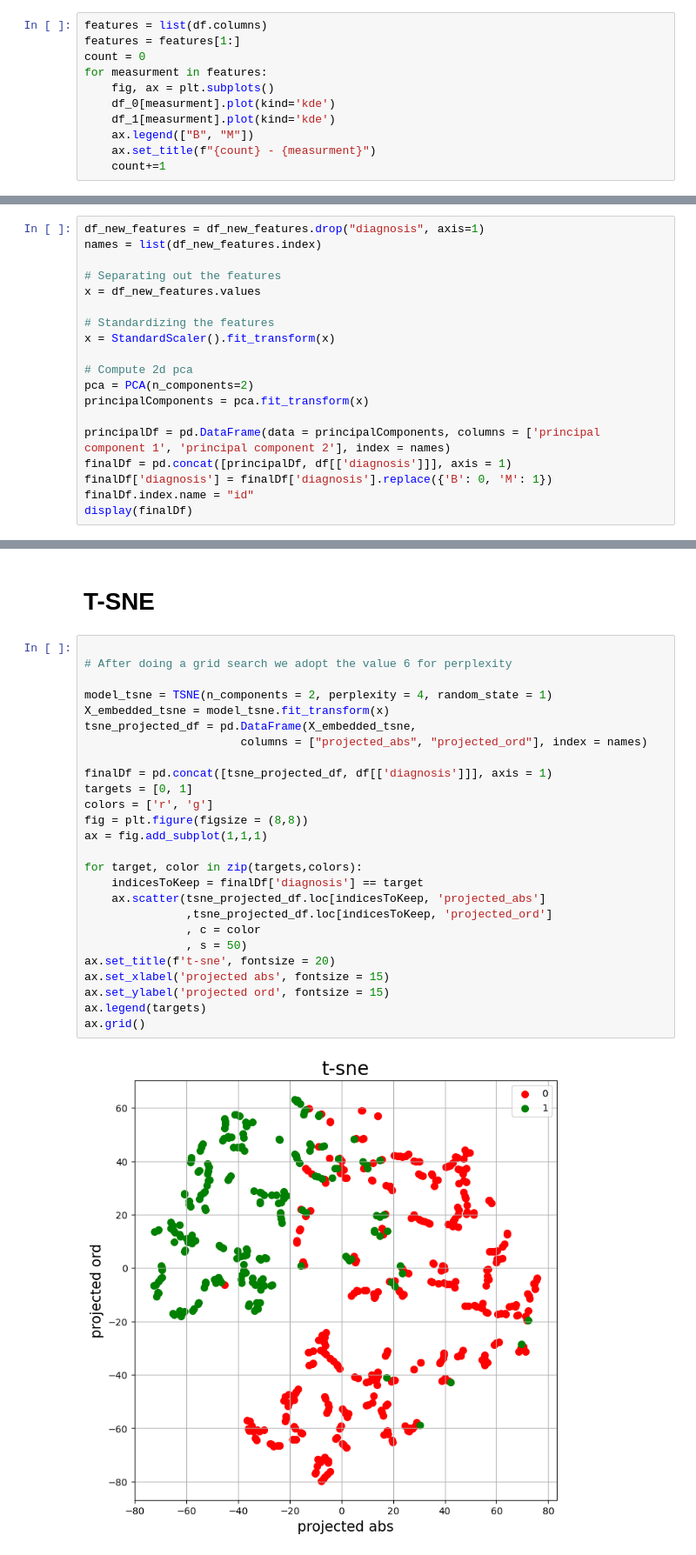
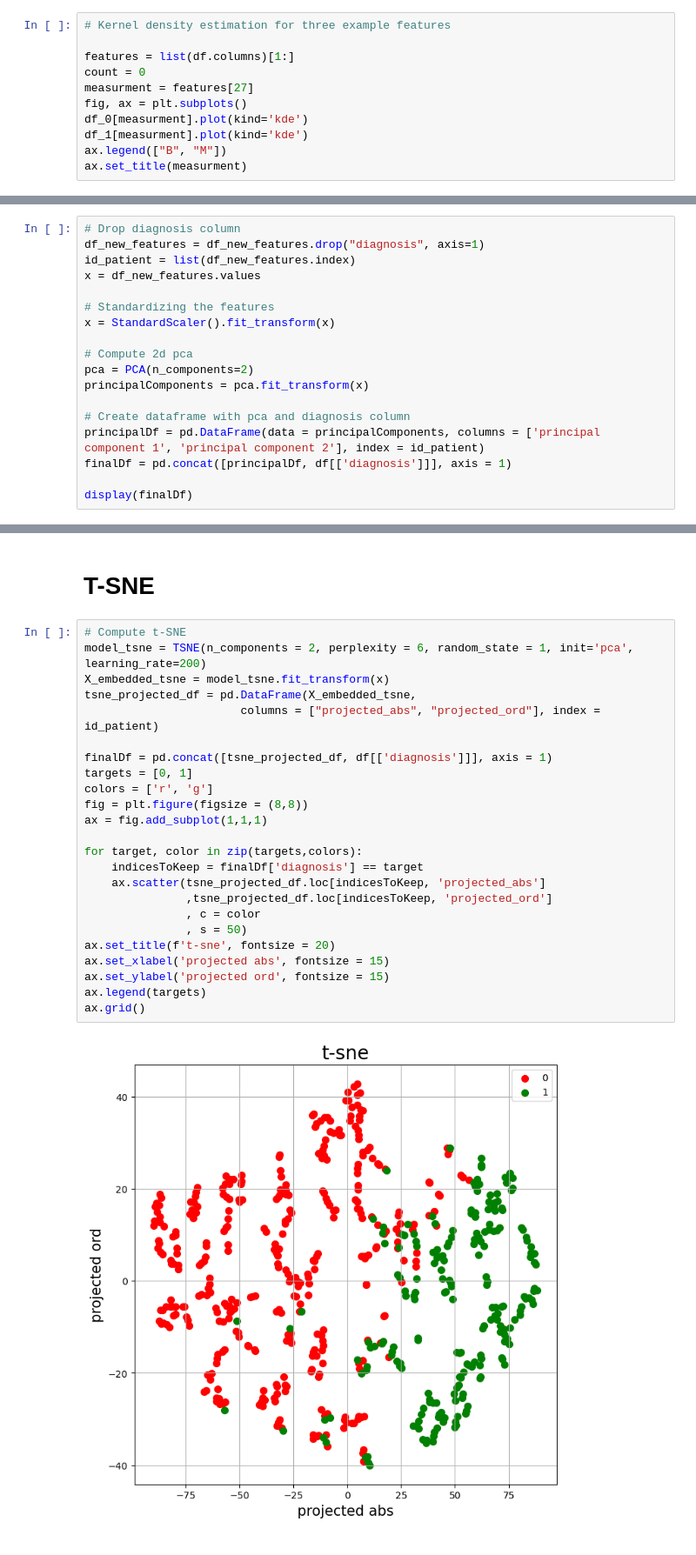
Before and after one commit to Derarelh/breast-cancer-classification, a Jupyter notebook: notebook/data_analysis.ipynb, the cells around one changed output, grey strips where cells are left out. Shown at 87% size. Saved outputs shown, nothing was run; the diff lists cells and outputs as text.

Commit message:
Add comments + keep kde plot of one example feature + Change t-sne perplexity to 6

```diff
--- a/notebook/data_analysis.ipynb
+++ b/notebook/data_analysis.ipynb
@@ -61,14 +63,14 @@ display(df_1_describe)
 | max | 28.110000 | 39.280000 | 188.500000 | 2501.000000 | 0.144700 | 0.345400 | ... |
 8 rows × 30 columns
 # %%
-features = list(df.columns)
-features = features[1:]
+# Kernel density estimation for three example features
+
+features = list(df.columns)[1:]
 count = 0
-for measurment in features:
-    fig, ax = plt.subplots()
-    df_0[measurment].plot(kind='kde')
-    df_1[measurment].plot(kind='kde')
-    ax.legend(["B", "M"])
-    ax.set_title(f"{count} - {measurment}")
-    count+=1
+measurment = features[27]
+fig, ax = plt.subplots()
+df_0[measurment].plot(kind='kde')
+df_1[measurment].plot(kind='kde')
+ax.legend(["B", "M"])
+ax.set_title(measurment)
 # %% [output]
@@ -114,10 +105,9 @@ display(df_new_features)
 # %% [markdown]
 # PCA
 # %%
+# Drop diagnosis column
 df_new_features = df_new_features.drop("diagnosis", axis=1)
-names = list(df_new_features.index)
-
-# Separating out the features
+id_patient = list(df_new_features.index)
 x = df_new_features.values
 
 # Standardizing the features
@@ -127,10 +117,10 @@ x = StandardScaler().fit_transform(x)
 pca = PCA(n_components=2)
 principalComponents = pca.fit_transform(x)
 
-principalDf = pd.DataFrame(data = principalComponents, columns = ['principal component 1', 'principal component 2'], index = names)
+# Create dataframe with pca and diagnosis column
+principalDf = pd.DataFrame(data = principalComponents, columns = ['principal component 1', 'principal component 2'], index = id_patient)
 finalDf = pd.concat([principalDf, df[['diagnosis']]], axis = 1)
-finalDf['diagnosis'] = finalDf['diagnosis'].replace({'B': 0, 'M': 1})
-finalDf.index.name = "id"
+
 display(finalDf)
 # %% [output]
 |  | principal component 1 | principal component 2 | diagnosis |
@@ -172,30 +162,28 @@ array([0.80907961, 0.11255873])
 # %% [markdown]
 # T-SNE
 # %%
-
-# After doing a grid search we adopt the value 6 for perplexity
-
-model_tsne = TSNE(n_components = 2, perplexity = 4, random_state = 1)
+# Compute t-SNE
+model_tsne = TSNE(n_components = 2, perplexity = 6, random_state = 1, init='pca', learning_rate=200)
 X_embedded_tsne = model_tsne.fit_transform(x)
 tsne_projected_df = pd.DataFrame(X_embedded_tsne,
-                       columns = ["projected_abs", "projected_ord"], index = names)
+                       columns = ["projected_abs", "projected_ord"], index = id_patient)
 
 finalDf = pd.concat([tsne_projected_df, df[['diagnosis']]], axis = 1)
 targets = [0, 1]
 colors = ['r', 'g']
 fig = plt.figure(figsize = (8,8))
 ax = fig.add_subplot(1,1,1)
 
 for target, color in zip(targets,colors):
     indicesToKeep = finalDf['diagnosis'] == target
     ax.scatter(tsne_projected_df.loc[indicesToKeep, 'projected_abs']
                ,tsne_projected_df.loc[indicesToKeep, 'projected_ord']
                , c = color
                , s = 50)
 ax.set_title(f't-sne', fontsize = 20)
 ax.set_xlabel('projected abs', fontsize = 15)
 ax.set_ylabel('projected ord', fontsize = 15)
 ax.legend(targets)
 ax.grid()
 # %% [output]
-[figure, old version]
+[figure, new version]
```
Also changed, not shown: parts of 8 cells of this notebook.
